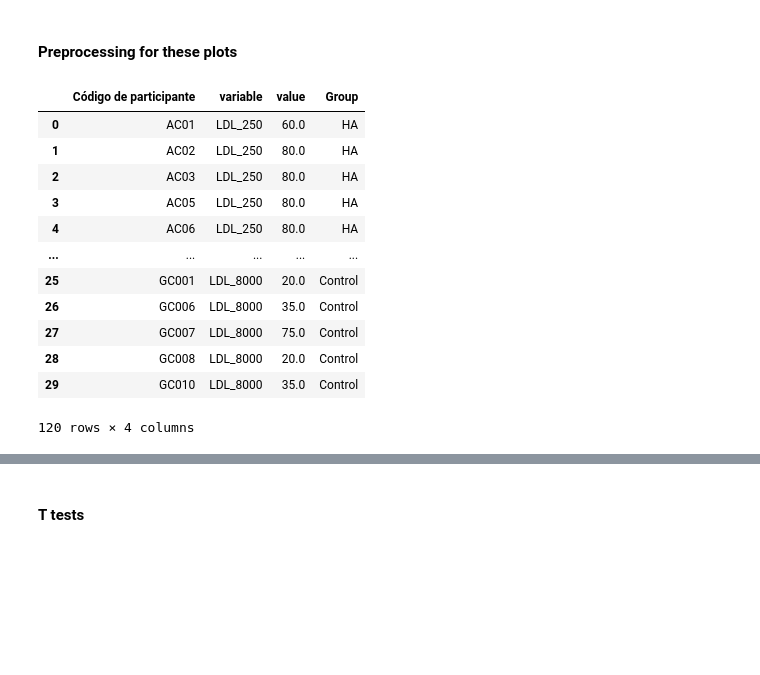
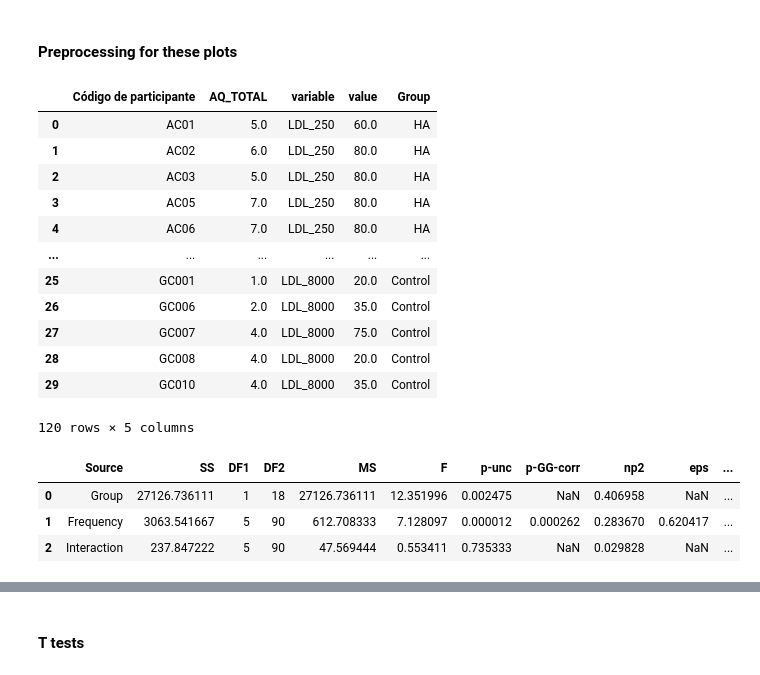
Before and after one commit to camila-maura/GIFTED-DFI, a Jupyter notebook: ha_analysis.ipynb, the cells around one changed output, grey strips where cells are left out. Saved outputs shown, nothing was run; the diff lists cells and outputs as text; code cells hidden in the pictures; blank space fills up the shorter version.

```diff
--- a/ha_analysis.ipynb
+++ b/ha_analysis.ipynb
@@ -62,6 +62,7 @@ df = df[
         "Avg_HL_L",
         "Avg_HL_R",
         "Avg_HL",
+        "AQ_TOTAL",
     ]
 ]
 # %% [markdown]
@@ -116,46 +117,47 @@ df_pointplots = df[
         "HL_2000",
         "HL_4000",
         "HL_8000",
+        "AQ_TOTAL",
     ]
 ]
 # %%
 # Split groups
 df_pointplots_HA = df_pointplots[df_pointplots["Group"] == "HA"]
 df_pointplots_control = df_pointplots[df_pointplots["Group"] == "Control"]
 
 # Melt for HA
 df_pointplots_HA = pd.melt(
     df_pointplots_HA,
-    id_vars=["Código de participante"],
+    id_vars=["Código de participante", "AQ_TOTAL"],
     value_vars=["LDL_250", "LDL_500", "LDL_1000", "LDL_2000", "LDL_4000", "LDL_8000"],
 )
 df_pointplots_HA["Group"] = "HA"
 
 # Melt for control
 df_pointplots_control = pd.melt(
     df_pointplots_control,
-    id_vars=["Código de participante"],
+    id_vars=["Código de participante", "AQ_TOTAL"],
     value_vars=["LDL_250", "LDL_500", "LDL_1000", "LDL_2000", "LDL_4000", "LDL_8000"],
 )
 df_pointplots_control["Group"] = "Control"
 
 # Concat
 df_pointplots_ldl = pd.concat([df_pointplots_HA, df_pointplots_control])
 
 df_pointplots_ldl
 # %% [output]
-|  | Código de participante | variable | value | Group |
-| 0 | AC01 | LDL_250 | 60.0 | HA |
-| 1 | AC02 | LDL_250 | 80.0 | HA |
-| 2 | AC03 | LDL_250 | 80.0 | HA |
-| 3 | AC05 | LDL_250 | 80.0 | HA |
-| 4 | AC06 | LDL_250 | 80.0 | HA |
-| ... | ... | ... | ... | ... |
-| 25 | GC001 | LDL_8000 | 20.0 | Control |
-| 26 | GC006 | LDL_8000 | 35.0 | Control |
-| 27 | GC007 | LDL_8000 | 75.0 | Control |
-| 28 | GC008 | LDL_8000 | 20.0 | Control |
-| 29 | GC010 | LDL_8000 | 35.0 | Control |
+|  | Código de participante | AQ_TOTAL | variable | value | Group |
+| 0 | AC01 | 5.0 | LDL_250 | 60.0 | HA |
+| 1 | AC02 | 6.0 | LDL_250 | 80.0 | HA |
+| 2 | AC03 | 5.0 | LDL_250 | 80.0 | HA |
+| 3 | AC05 | 7.0 | LDL_250 | 80.0 | HA |
+| 4 | AC06 | 7.0 | LDL_250 | 80.0 | HA |
+| ... | ... | ... | ... | ... | ... |
+| 25 | GC001 | 1.0 | LDL_8000 | 20.0 | Control |
+| 26 | GC006 | 2.0 | LDL_8000 | 35.0 | Control |
+| 27 | GC007 | 4.0 | LDL_8000 | 75.0 | Control |
+| 28 | GC008 | 4.0 | LDL_8000 | 20.0 | Control |
+| 29 | GC010 | 4.0 | LDL_8000 | 35.0 | Control |
-120 rows × 4 columns
+120 rows × 5 columns
 # %%
 # Rename columns
@@ -162,0 +165,9 @@ df_pointplots_ldl.columns = ["ID", "Frequency", "Db", "Group"]
+# %%
+pg.mixed_anova(
+    data=df_pointplots_ldl, dv="Db", between="Group", within="Frequency", subject="ID"
+)
+# %% [output]
+|  | Source | SS | DF1 | DF2 | MS | F | p-unc | p-GG-corr | np2 | eps | ... |
+| 0 | Group | 27126.736111 | 1 | 18 | 27126.736111 | 12.351996 | 0.002475 | NaN | 0.406958 | NaN | ... |
+| 1 | Frequency | 3063.541667 | 5 | 90 | 612.708333 | 7.128097 | 0.000012 | 0.000262 | 0.283670 | 0.620417 | ... |
+| 2 | Interaction | 237.847222 | 5 | 90 | 47.569444 | 0.553411 | 0.735333 | NaN | 0.029828 | NaN | ... |
```
Also changed, not shown: parts of 12 cells of this notebook, 1 other file.
